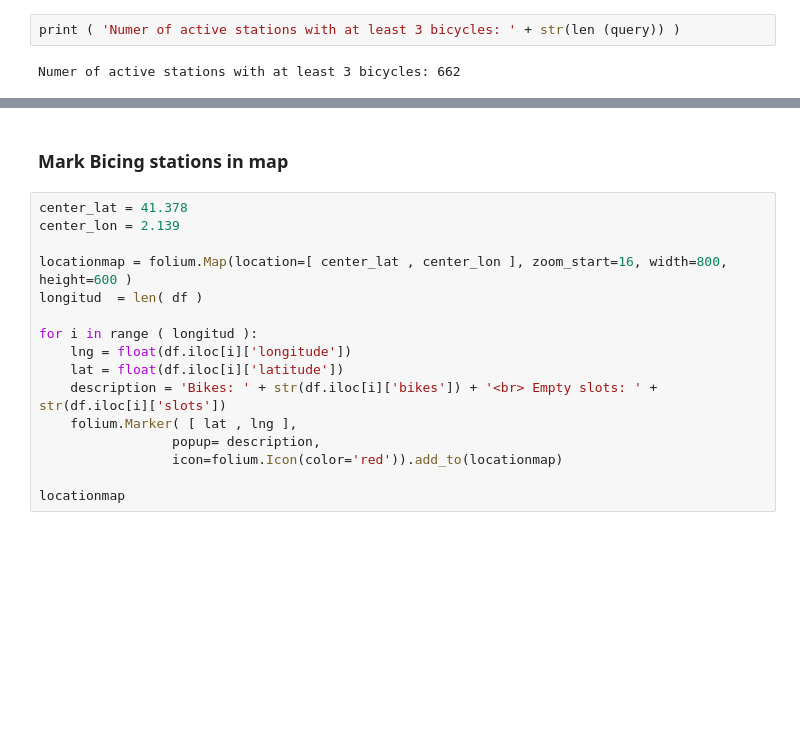
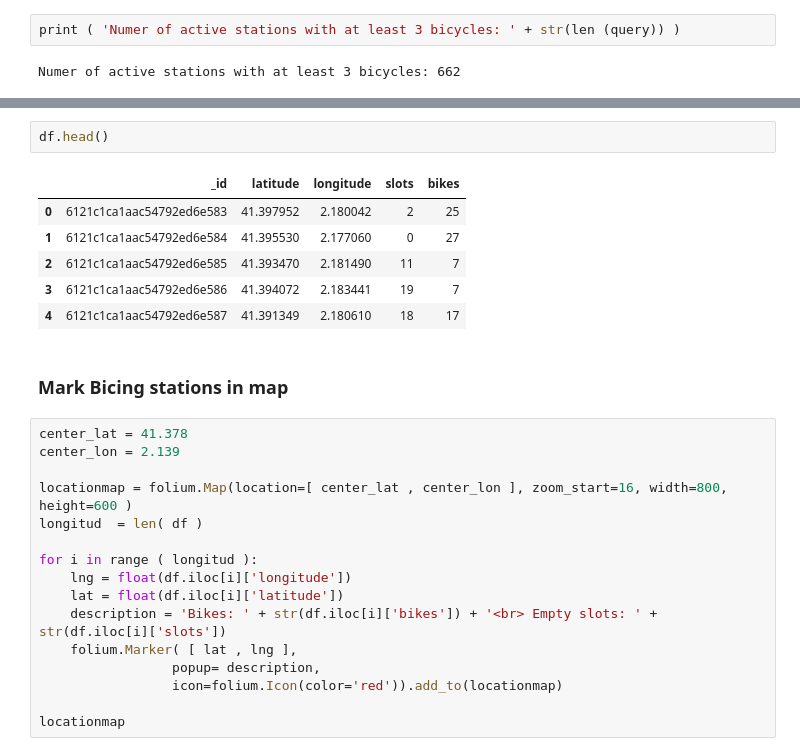
Before and after one commit to bluesky2106/python-ai, a Jupyter notebook: bigdata/day07/First_steps_with_MongoDB_PyMongo.ipynb, the cells around one changed output, grey strips where cells are left out. Saved outputs shown, nothing was run; the diff lists cells and outputs as text; blank space fills up the shorter version.

```diff
--- a/bigdata/day07/First_steps_with_MongoDB_PyMongo.ipynb
+++ b/bigdata/day07/First_steps_with_MongoDB_PyMongo.ipynb
@@ -533,6 +541,15 @@ longitude                     2.18004
 slots                               2
 bikes                              25
 Name: 0, dtype: object
+# %%
+df.head()
+# %% [output]
+|  | _id | latitude | longitude | slots | bikes |
+| 0 | 6121c1ca1aac54792ed6e583 | 41.397952 | 2.180042 | 2 | 25 |
+| 1 | 6121c1ca1aac54792ed6e584 | 41.395530 | 2.177060 | 0 | 27 |
+| 2 | 6121c1ca1aac54792ed6e585 | 41.393470 | 2.181490 | 11 | 7 |
+| 3 | 6121c1ca1aac54792ed6e586 | 41.394072 | 2.183441 | 19 | 7 |
+| 4 | 6121c1ca1aac54792ed6e587 | 41.391349 | 2.180610 | 18 | 17 |
 # %% [markdown]
 ### Mark Bicing stations in map
 # %%
```
Also changed, not shown: parts of 20 cells of this notebook, 10 other files.
